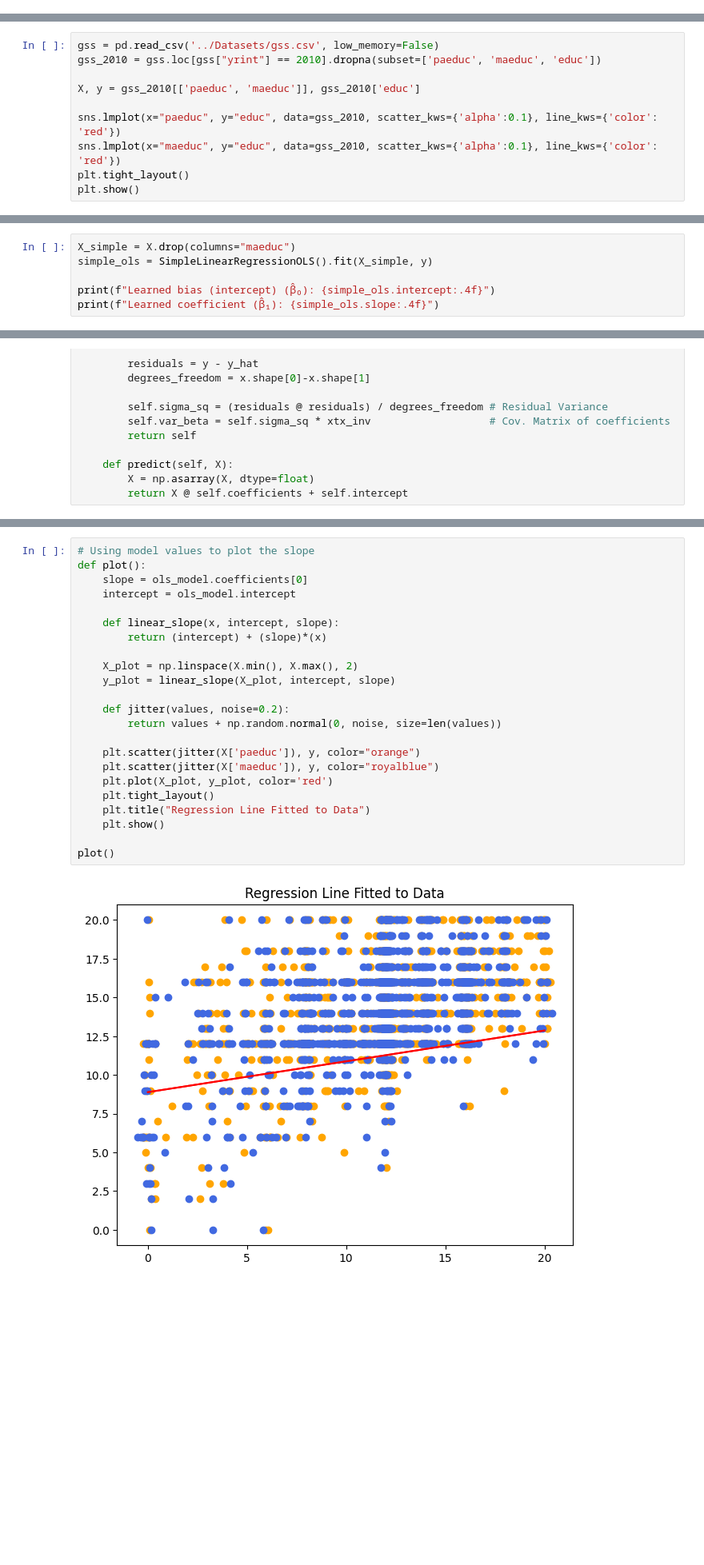
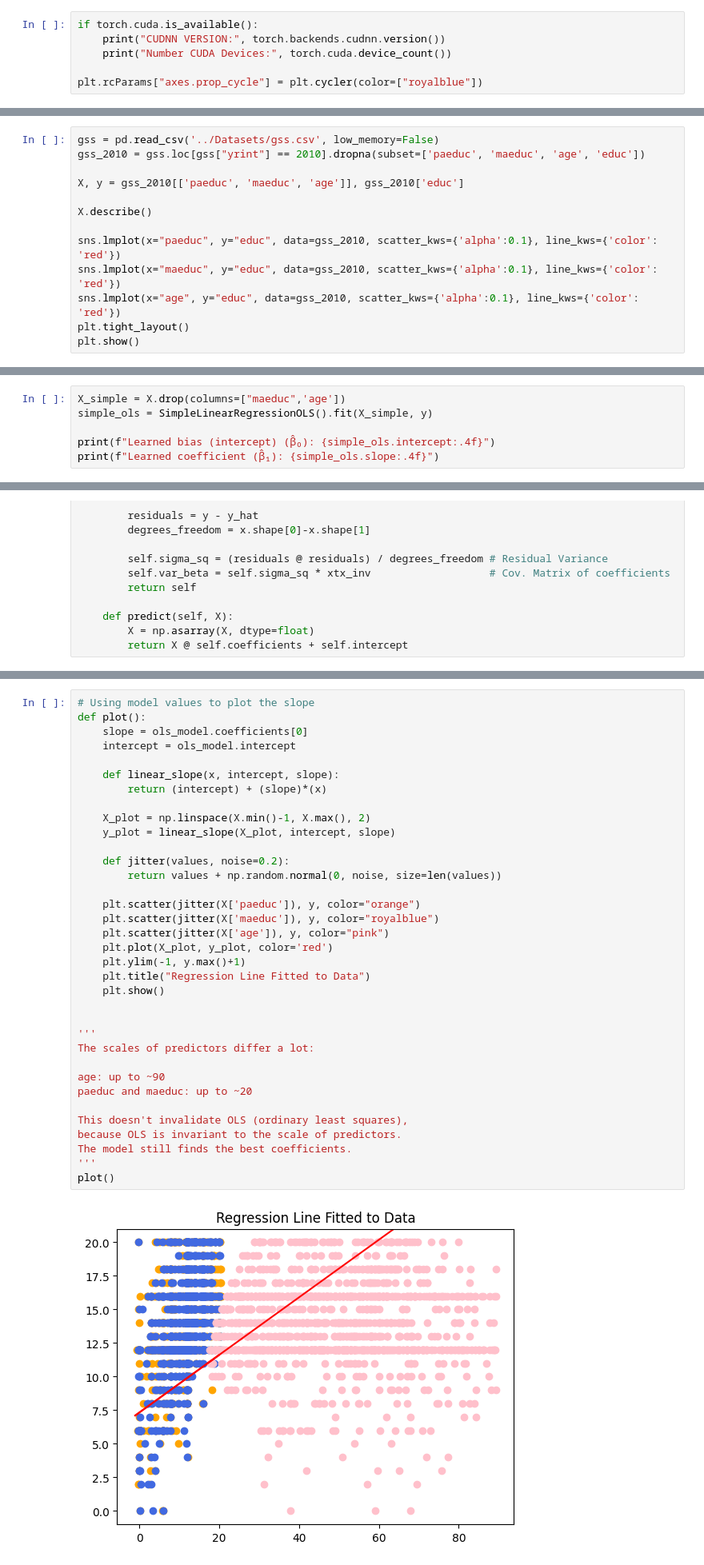
Before and after one commit to axtaylor/ml-concepts, a Jupyter notebook: Linear Regression/linear_regression.ipynb, the cells around one changed output, grey strips where cells are left out. Shown at 80% size. Cells and saved outputs as stored; diff of their text form; blank space fills up the shorter version.

```diff
--- a/Linear Regression/linear_regression.ipynb
+++ b/Linear Regression/linear_regression.ipynb
@@ -10,3 +11,9 @@ import matplotlib.pyplot as plt
 import seaborn as sns
 import scipy.stats as stats
 from scipy.stats import t as t_dist
+# %%
+if torch.cuda.is_available():
+    print("CUDNN VERSION:", torch.backends.cudnn.version())
+    print("Number CUDA Devices:", torch.cuda.device_count())
+
+plt.rcParams["axes.prop_cycle"] = plt.cycler(color=["royalblue"])
@@ -14,12 +24,15 @@ from scipy.stats import t as t_dist
 ### Sample Dataset - Statistics Canada, General Social Survey
 # %%
 gss = pd.read_csv('../Datasets/gss.csv', low_memory=False)
-gss_2010 = gss.loc[gss["yrint"] == 2010].dropna(subset=['paeduc', 'maeduc', 'educ'])
+gss_2010 = gss.loc[gss["yrint"] == 2010].dropna(subset=['paeduc', 'maeduc', 'age', 'educ'])
 
-X, y = gss_2010[['paeduc', 'maeduc']], gss_2010['educ']
+X, y = gss_2010[['paeduc', 'maeduc', 'age']], gss_2010['educ']
+
+X.describe()
 
 sns.lmplot(x="paeduc", y="educ", data=gss_2010, scatter_kws={'alpha':0.1}, line_kws={'color': 'red'})
 sns.lmplot(x="maeduc", y="educ", data=gss_2010, scatter_kws={'alpha':0.1}, line_kws={'color': 'red'})
+sns.lmplot(x="age", y="educ", data=gss_2010, scatter_kws={'alpha':0.1}, line_kws={'color': 'red'})
 plt.tight_layout()
 plt.show()
 # %% [output]
@@ -141,7 +158,7 @@ class SimpleLinearRegressionOLS:
         X = np.ravel(X).astype(float)
         return self.intercept + (self.slope * X)
 # %%
-X_simple = X.drop(columns="maeduc")
+X_simple = X.drop(columns=["maeduc",'age'])
 simple_ols = SimpleLinearRegressionOLS().fit(X_simple, y)
 
 print(f"Learned bias (intercept) (β̂₀): {simple_ols.intercept:.4f}")
@@ -388,25 +451,37 @@ Conclude that outcome of paeduc = 0, maeduc = 0 does not differ significantly fr
 # %%
 # Using model values to plot the slope
 def plot():
     slope = ols_model.coefficients[0]
     intercept = ols_model.intercept
 
     def linear_slope(x, intercept, slope):
         return (intercept) + (slope)*(x)
 
-    X_plot = np.linspace(X.min(), X.max(), 2)
+    X_plot = np.linspace(X.min()-1, X.max(), 2)
     y_plot = linear_slope(X_plot, intercept, slope)
 
     def jitter(values, noise=0.2):
         return values + np.random.normal(0, noise, size=len(values))
 
     plt.scatter(jitter(X['paeduc']), y, color="orange")
     plt.scatter(jitter(X['maeduc']), y, color="royalblue")
+    plt.scatter(jitter(X['age']), y, color="pink")
     plt.plot(X_plot, y_plot, color='red')
-    plt.tight_layout()
+    plt.ylim(-1, y.max()+1)
     plt.title("Regression Line Fitted to Data")
     plt.show()
 
+
+'''
+The scales of predictors differ a lot:
+
+age: up to ~90
+paeduc and maeduc: up to ~20
+
+This doesn't invalidate OLS (ordinary least squares),
+because OLS is invariant to the scale of predictors.
+The model still finds the best coefficients.
+'''
 plot()
 # %% [output]
-[figure, old version]
+[figure, new version]
```
Also changed, not shown: parts of 22 cells of this notebook.
